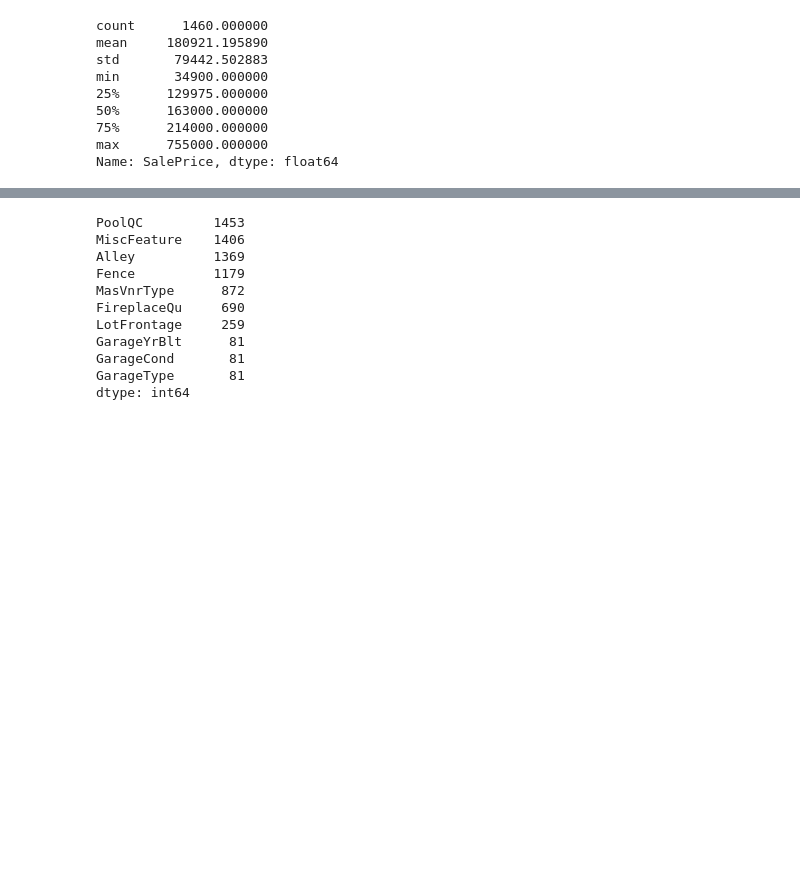
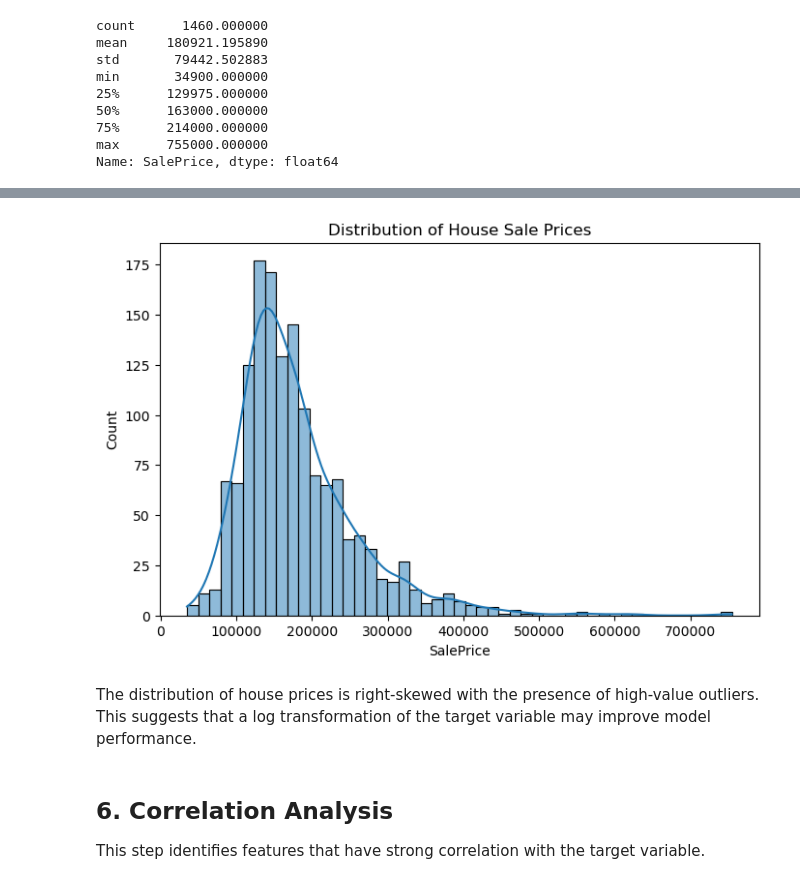
Before and after one commit to parthhhh18/CODTECH-Task2-Machine-Learning, a Jupyter notebook: notebooks/house_price_prediction.ipynb, the cells around one changed output, grey strips where cells are left out. Saved outputs shown, nothing was run; the diff lists cells and outputs as text; code cells hidden in the pictures; blank space fills up the shorter version.

Commit message:
Update house price prediction notebook with final corrections

```diff
--- a/notebooks/house_price_prediction.ipynb
+++ b/notebooks/house_price_prediction.ipynb
@@ -38,15 +75,15 @@ Name: SalePrice, dtype: float64
 # %%
-df.isnull().sum().sort_values(ascending=False).head(10)
+plt.figure(figsize=(8,5))
+sns.histplot(df["SalePrice"], kde=True)
+plt.title("Distribution of House Sale Prices")
+plt.show()
 # %% [output]
-PoolQC         1453
-MiscFeature    1406
-Alley          1369
-Fence          1179
-MasVnrType      872
-FireplaceQu     690
-LotFrontage     259
-GarageYrBlt      81
-GarageCond       81
-GarageType       81
-dtype: int64
+[figure, added]
+# %% [markdown]
+The distribution of house prices is right-skewed with the presence of high-value outliers.
+This suggests that a log transformation of the target variable may improve model performance.
+# %% [markdown]
+## 6. Correlation Analysis
+
+This step identifies features that have strong correlation with the target variable.
 # %%
```
Also changed, not shown: parts of 37 cells of this notebook.
